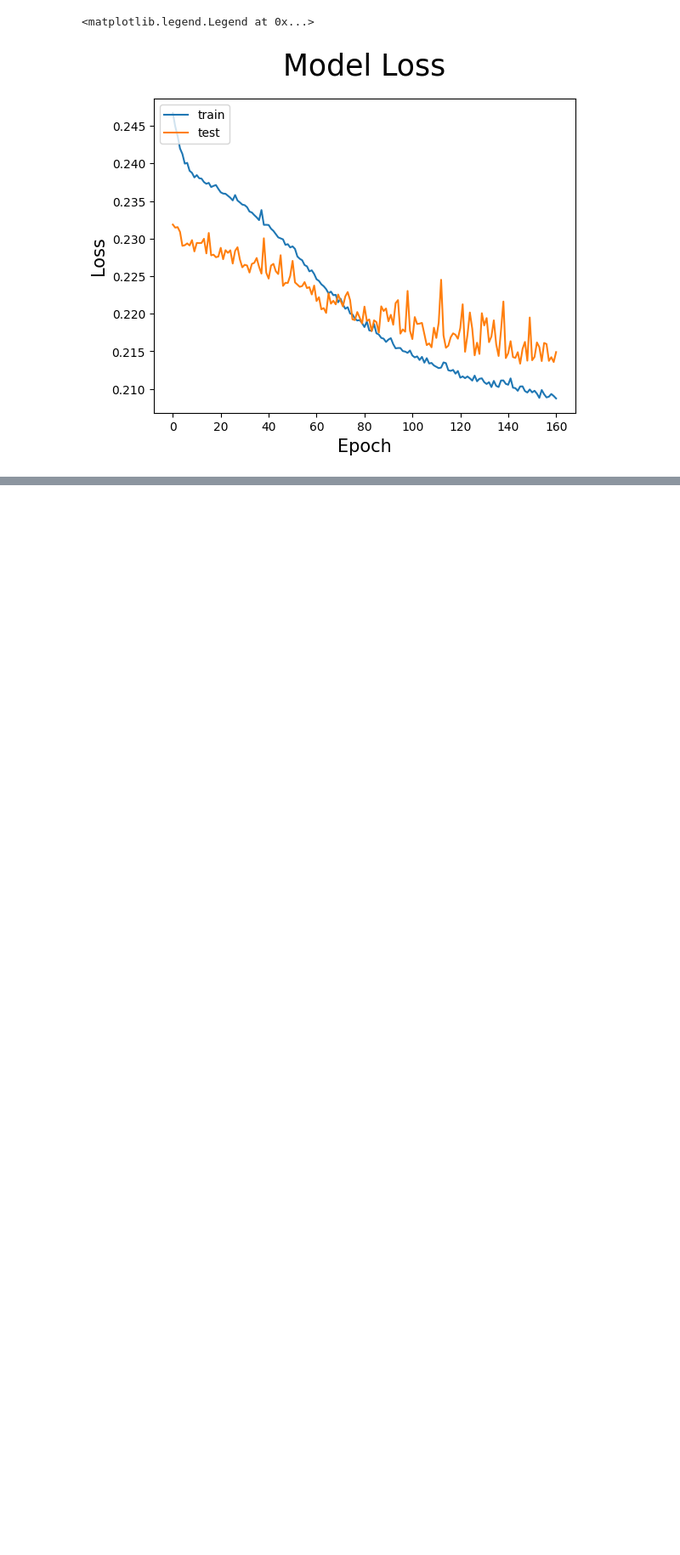
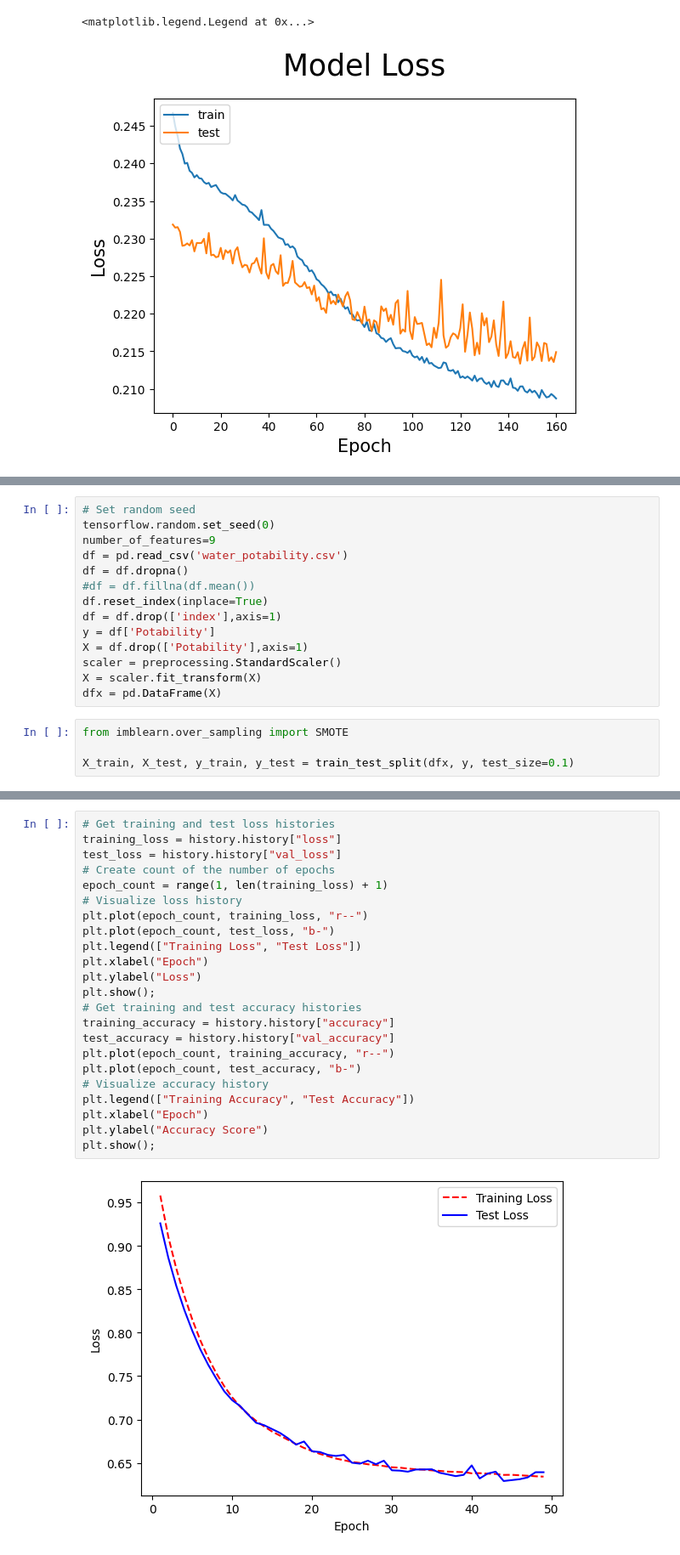
Before and after one commit to PavleVidanovic/Masinsko-ucenje, a Jupyter notebook: proj3/Untitled.ipynb, the cells around one changed output, grey strips where cells are left out. Shown at 85% size. Cells and saved outputs as stored; diff of their text form; blank space fills up the shorter version.

```diff
--- a/proj3/Untitled.ipynb
+++ b/proj3/Untitled.ipynb
@@ -439,0 +451,18 @@ plt.legend(['train', 'test'], loc='upper left')
+# %%
+# Set random seed
+tensorflow.random.set_seed(0)
+number_of_features=9
+df = pd.read_csv('water_potability.csv')
+df = df.dropna()
+#df = df.fillna(df.mean())
+df.reset_index(inplace=True)
+df = df.drop(['index'],axis=1)
+y = df['Potability']
+X = df.drop(['Potability'],axis=1)
+scaler = preprocessing.StandardScaler()
+X = scaler.fit_transform(X)
+dfx = pd.DataFrame(X)
+# %%
+from imblearn.over_sampling import SMOTE
+
+X_train, X_test, y_train, y_test = train_test_split(dfx, y, test_size=0.1)
@@ -439,0 +496,25 @@ plt.legend(['train', 'test'], loc='upper left')
+# %%
+# Get training and test loss histories
+training_loss = history.history["loss"]
+test_loss = history.history["val_loss"]
+# Create count of the number of epochs
+epoch_count = range(1, len(training_loss) + 1)
+# Visualize loss history
+plt.plot(epoch_count, training_loss, "r--")
+plt.plot(epoch_count, test_loss, "b-")
+plt.legend(["Training Loss", "Test Loss"])
+plt.xlabel("Epoch")
+plt.ylabel("Loss")
+plt.show();
+# Get training and test accuracy histories
+training_accuracy = history.history["accuracy"]
+test_accuracy = history.history["val_accuracy"]
+plt.plot(epoch_count, training_accuracy, "r--")
+plt.plot(epoch_count, test_accuracy, "b-")
+# Visualize accuracy history
+plt.legend(["Training Accuracy", "Test Accuracy"])
+plt.xlabel("Epoch")
+plt.ylabel("Accuracy Score")
+plt.show();
+# %% [output]
+[figure, added]
```
Also changed, not shown: parts of 5 cells of this notebook.
